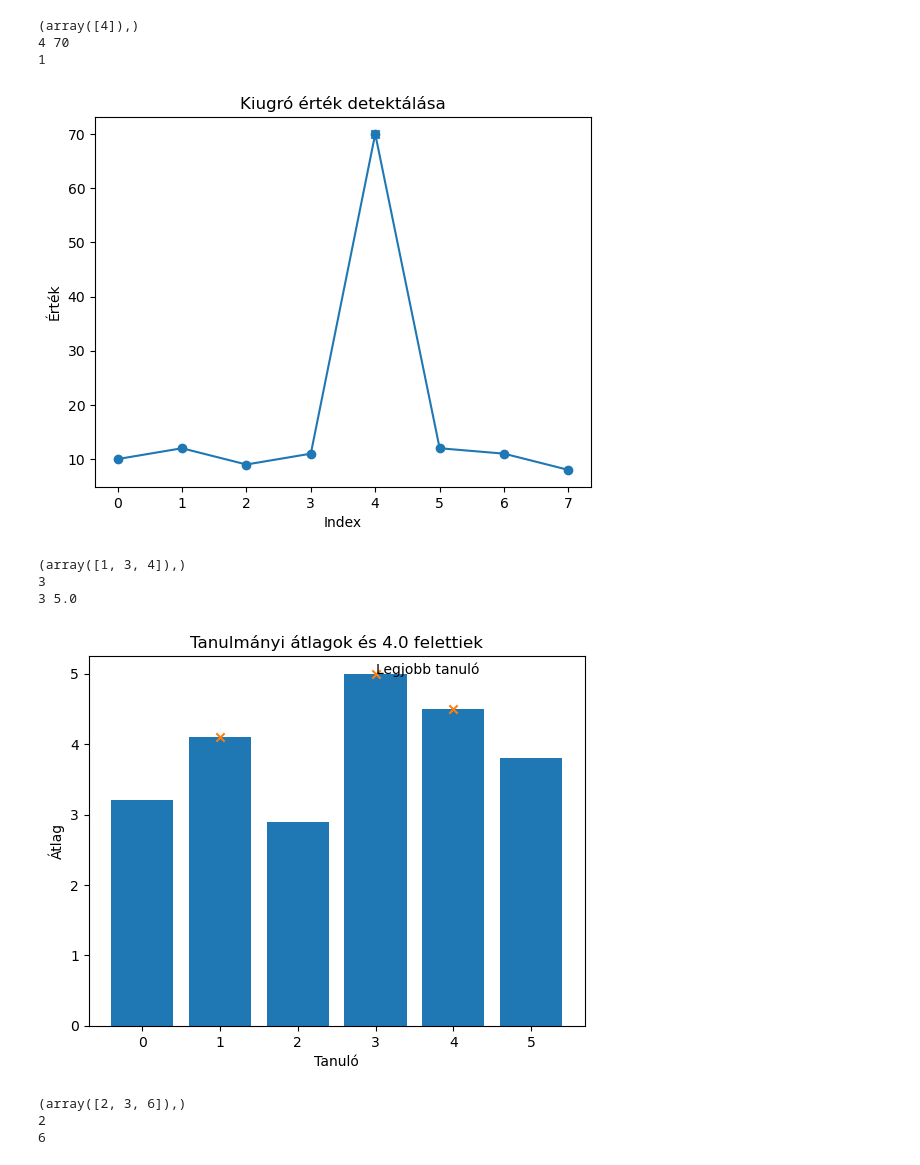
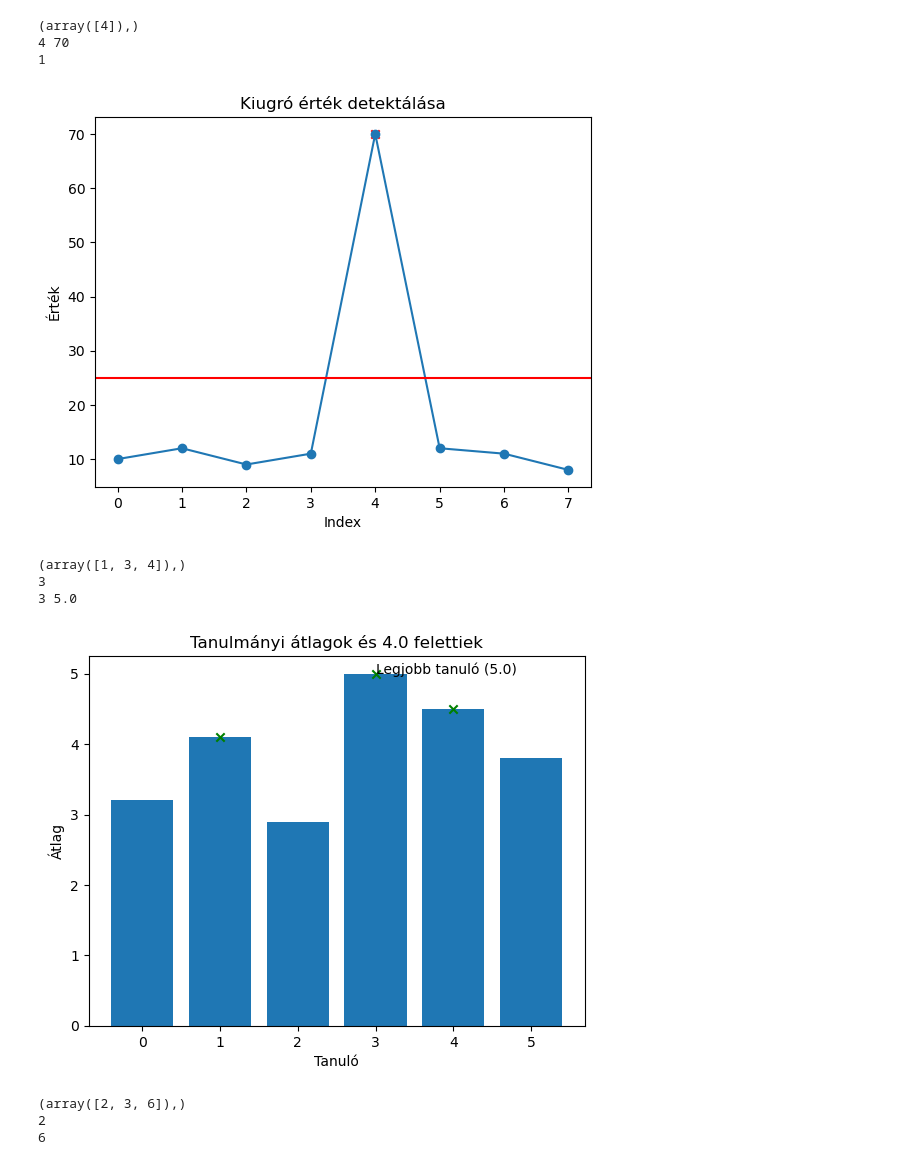
Before and after one commit to gludovatza/adatelemzes, a Jupyter notebook: anaconda_notebooks/search_where.ipynb, the cells around one changed output. Cells and saved outputs as stored; diff of their text form; code cells hidden in the pictures.

```diff
--- a/anaconda_notebooks/search_where.ipynb
+++ b/anaconda_notebooks/search_where.ipynb
@@ -362,16 +363,17 @@ print(len(idx[0]))              # 1
 # %%
 data = np.array([10, 12, 9, 11, 70, 12, 11, 8])
 idx = np.where(data > 25)[0]
 
 plt.figure()
 plt.plot(data, marker='o')
-plt.scatter(idx, data[idx], marker='x')
+plt.scatter(idx, data[idx], marker='x', color='r')
+plt.axhline(25, color='r')
 plt.title("Kiugró érték detektálása")
 plt.xlabel("Index")
 plt.ylabel("Érték")
 plt.show()
 # %% [output]
-[figure, old version]
+[figure, new version]
 # %%
 # 8. feladat – Tanulmányi átlagok vizsgálata
 
@@ -397,17 +399,17 @@ idx = np.where(avg > 4.0)[0]
 
 plt.figure()
 plt.bar(range(len(avg)), avg)
-plt.scatter(idx, avg[idx], marker='x')
+plt.scatter(idx, avg[idx], marker='x', color='g')
 plt.title("Tanulmányi átlagok és 4.0 felettiek")
 plt.xlabel("Tanuló")
 plt.ylabel("Átlag")
 
 best = np.argmax(averages)
-plt.annotate("Legjobb tanuló", (best, averages[best]))
+plt.annotate("Legjobb tanuló (" + str(averages[best]) + ")", (best, averages[best]))
 
 plt.show()
 # %% [output]
-[figure, old version]
+[figure, new version]
 # %%
 # 9. feladat – Egészségügyi adatok: pulzusmérés
 
```
Also changed, not shown: parts of 3 cells of this notebook.
